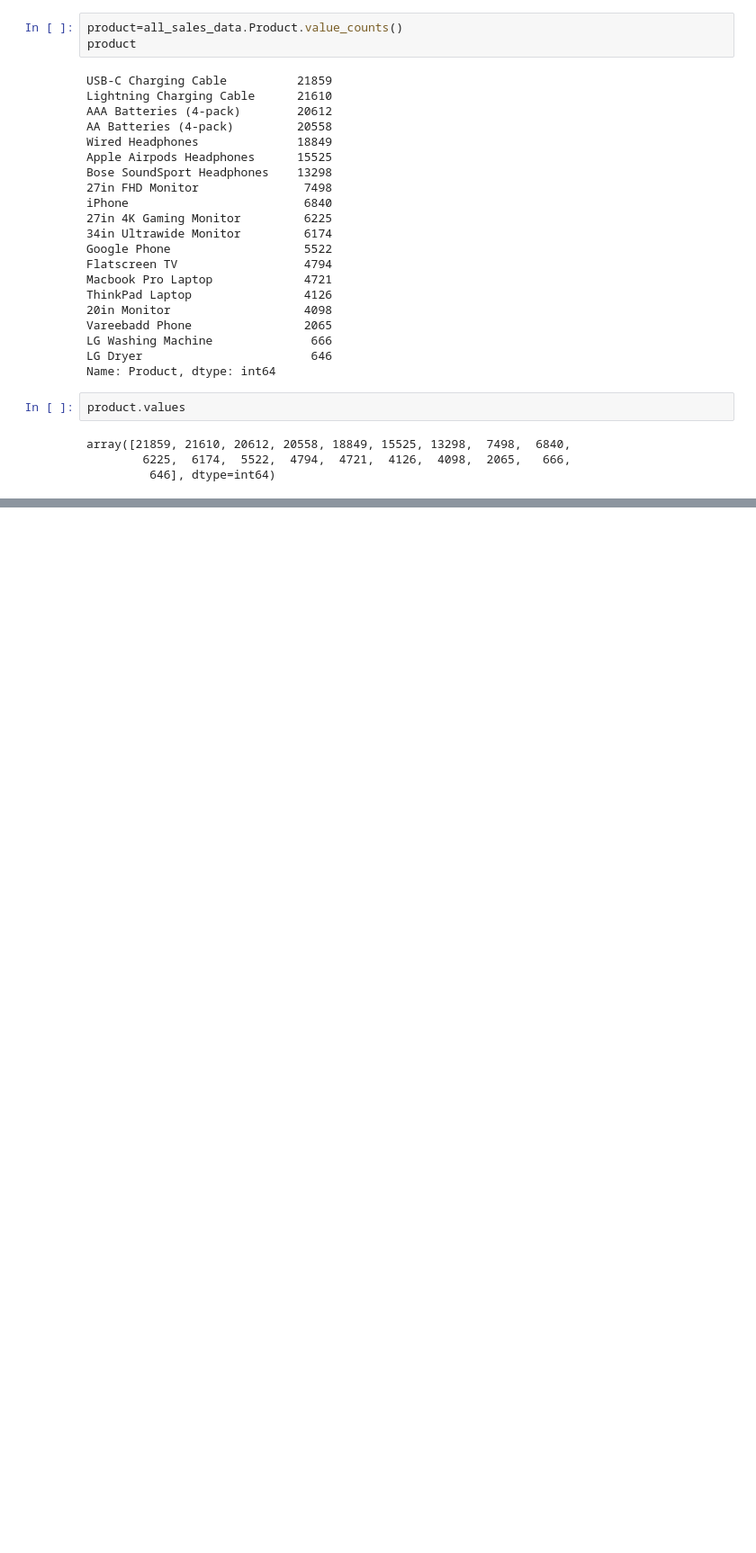
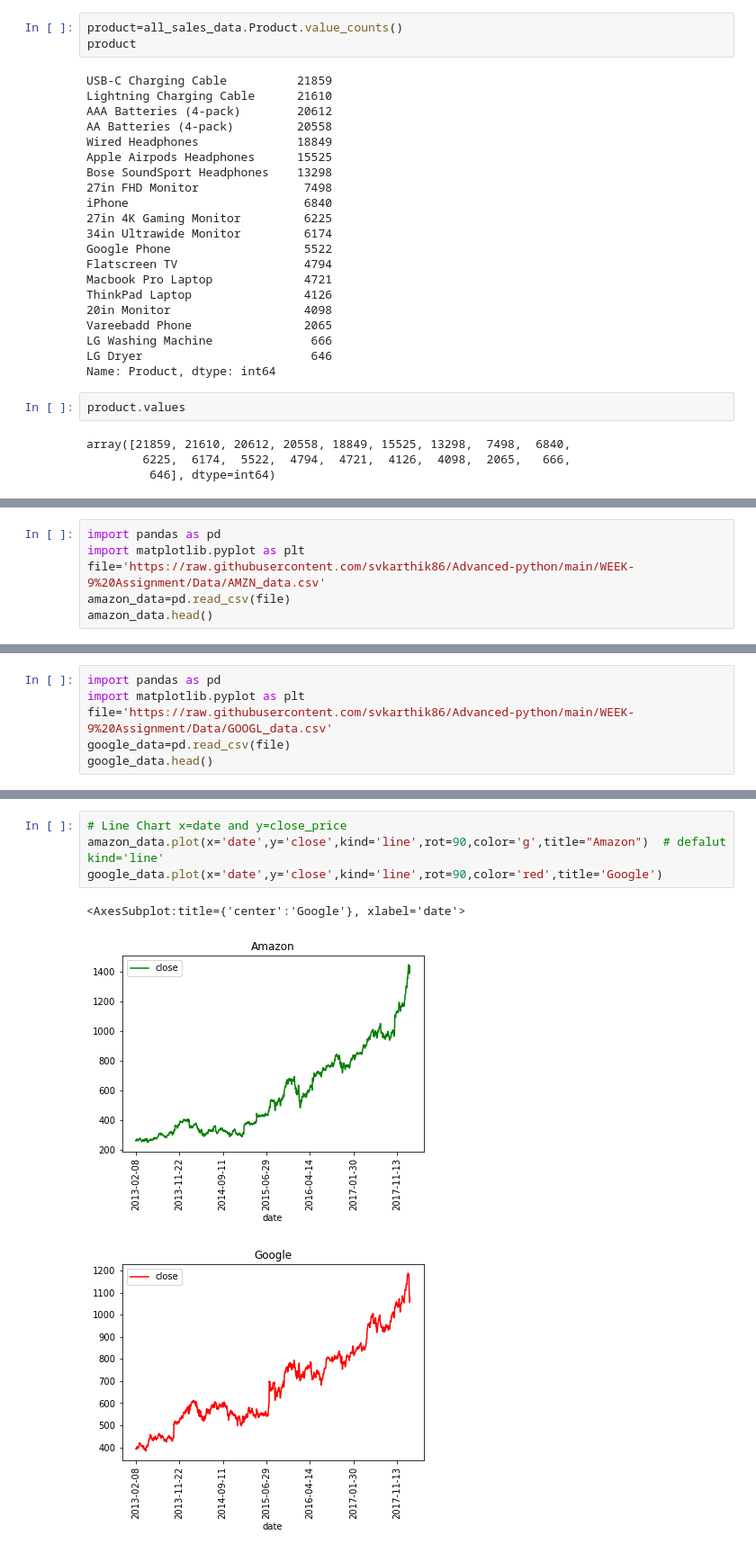
Before and after one commit to Edubridge-karthik/EXL-CHENNAI---8410-and-PUNE-8414-DA--Batch, a Jupyter notebook: EXL-CHENNAI and PUNE- DA/Pandas_lec.ipynb, the cells around one changed output, grey strips where cells are left out. Shown at 90% size. Cells and saved outputs as stored; diff of their text form; blank space fills up the shorter version.

```diff
--- a/EXL-CHENNAI and PUNE- DA/Pandas_lec.ipynb
+++ b/EXL-CHENNAI and PUNE- DA/Pandas_lec.ipynb
@@ -3288,0 +3289,6 @@ plt.show()
+# %%
+import pandas as pd
+import matplotlib.pyplot as plt
+file='https://raw.githubusercontent.com/svkarthik86/Advanced-python/main/WEEK-9%20Assignment/Data/AMZN_data.csv'
+amazon_data=pd.read_csv(file)
+amazon_data.head()
@@ -3288,0 +3302,6 @@ plt.show()
+# %%
+import pandas as pd
+import matplotlib.pyplot as plt
+file='https://raw.githubusercontent.com/svkarthik86/Advanced-python/main/WEEK-9%20Assignment/Data/GOOGL_data.csv'
+google_data=pd.read_csv(file)
+google_data.head()
@@ -3288,0 +3315,8 @@ plt.show()
+# %%
+# Line Chart x=date and y=close_price
+amazon_data.plot(x='date',y='close',kind='line',rot=90,color='g',title="Amazon")  # defalut kind='line'
+google_data.plot(x='date',y='close',kind='line',rot=90,color='red',title='Google')
+# %% [output]
+<AxesSubplot:title={'center':'Google'}, xlabel='date'>
+[figure, added]
+[figure, added]
```
Also changed, not shown: parts of 44 cells of this notebook.
